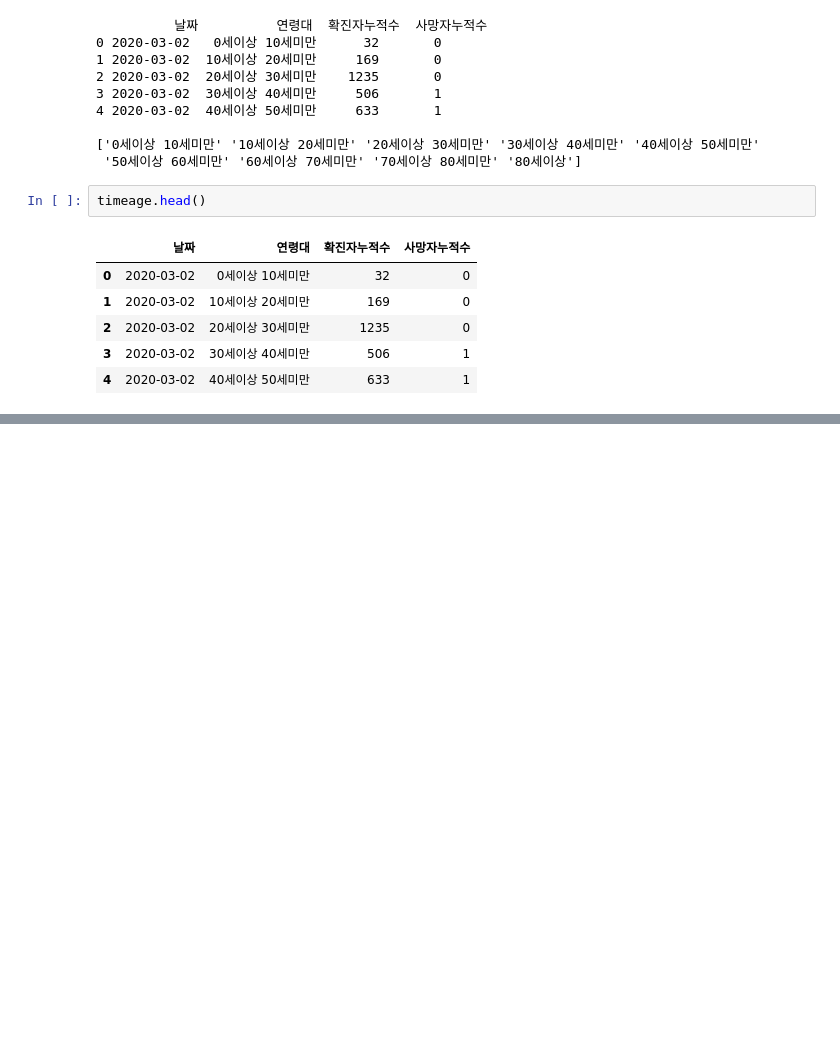
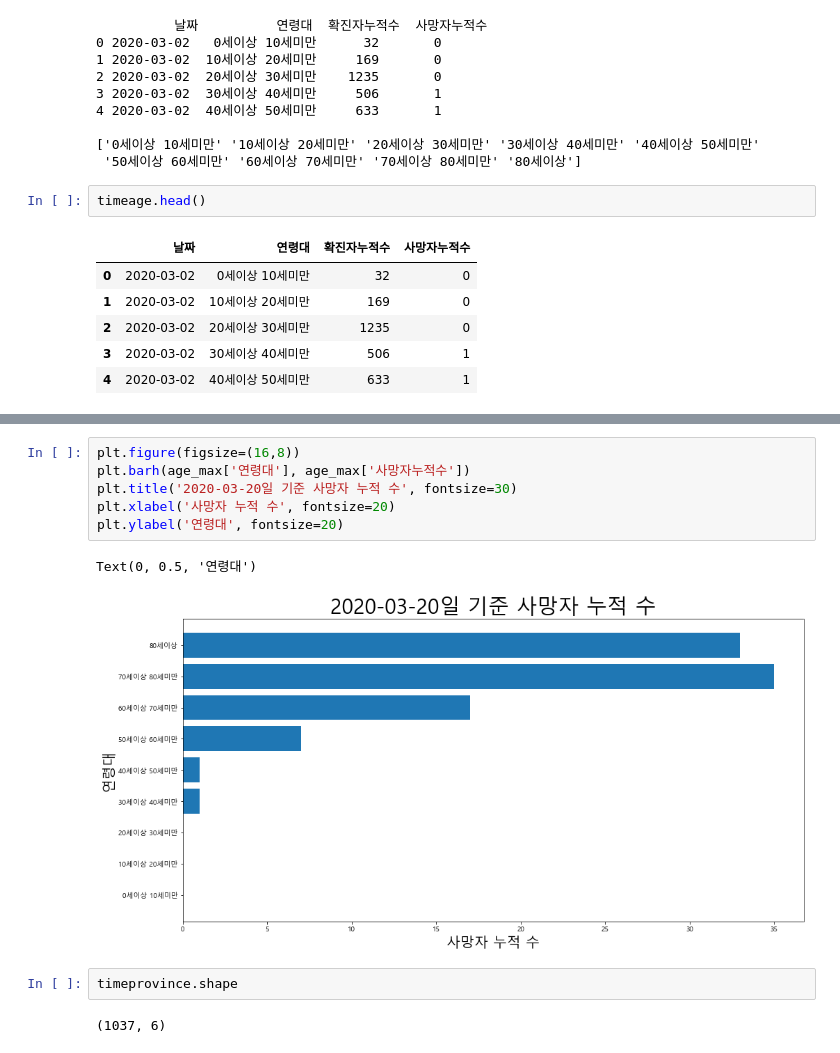
Before and after one commit to young-hun-jo/KaggleStruggle, a Jupyter notebook: covid_19/Dacon_covid19.ipynb, the cells around one changed output, grey strips where cells are left out. Cells and saved outputs as stored; diff of their text form; blank space fills up the shorter version.

```diff
--- a/covid_19/Dacon_covid19.ipynb
+++ b/covid_19/Dacon_covid19.ipynb
@@ -464,0 +515,13 @@ sns.catplot(data=timeage, x='날짜', y='확진자누적수', col='연령대', c
+# %%
+plt.figure(figsize=(16,8))
+plt.barh(age_max['연령대'], age_max['사망자누적수'])
+plt.title('2020-03-20일 기준 사망자 누적 수', fontsize=30)
+plt.xlabel('사망자 누적 수', fontsize=20)
+plt.ylabel('연령대', fontsize=20)
+# %% [output]
+Text(0, 0.5, '연령대')
+[figure, added]
+# %%
+timeprovince.shape
+# %% [output]
+(1037, 6)
```
Also changed, not shown: parts of 33 cells of this notebook.
